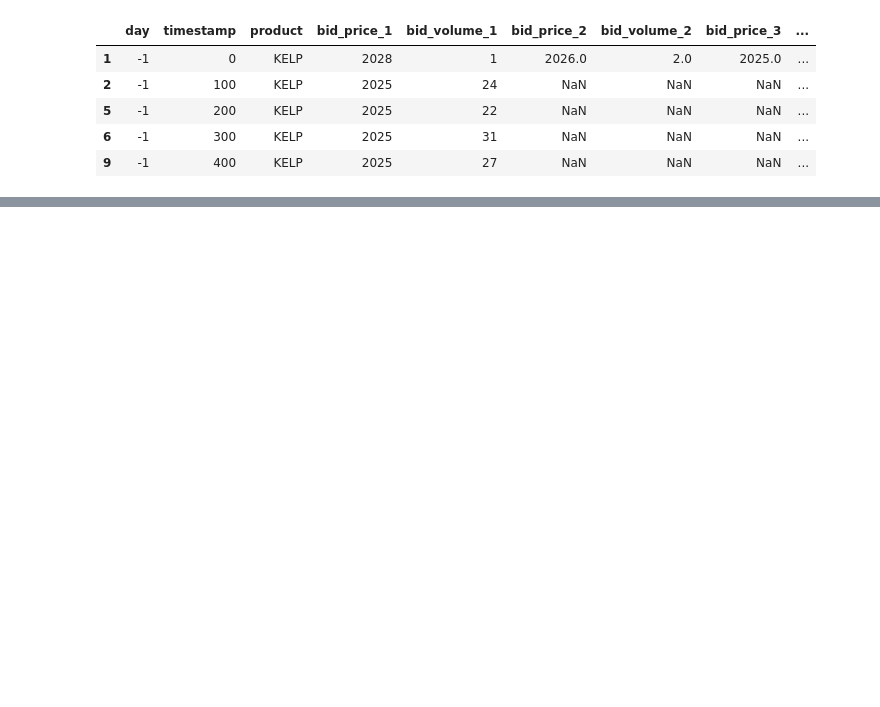
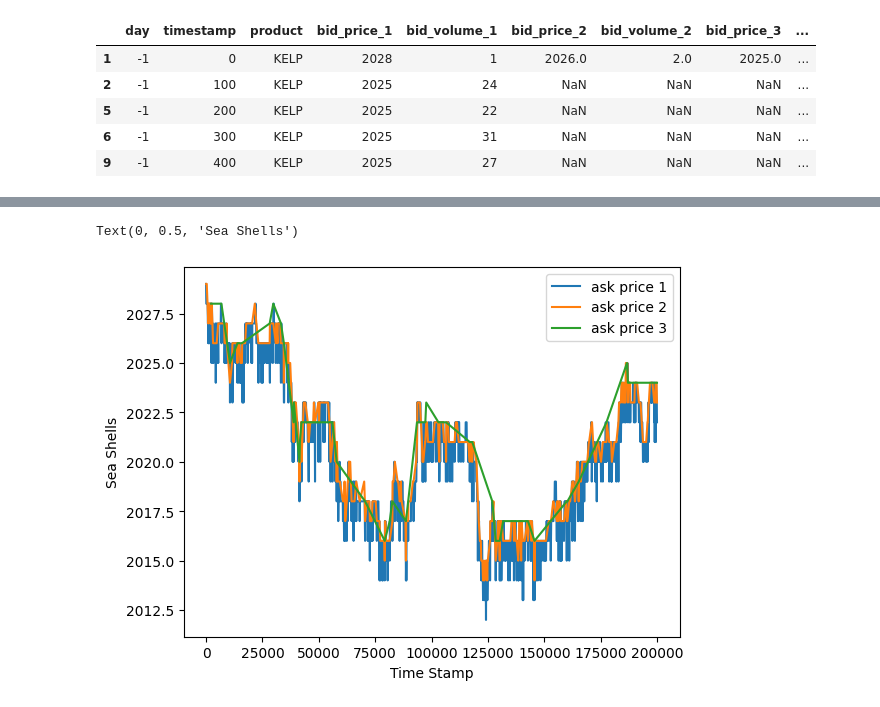
Before and after one commit to Advay-K1/IMC_Prosperity, a Jupyter notebook: analysis/kelp_round1.ipynb, the cells around one changed output, grey strips where cells are left out. Cells and saved outputs as stored; diff of their text form; code cells hidden in the pictures; blank space fills up the shorter version.

```diff
--- a/analysis/kelp_round1.ipynb
+++ b/analysis/kelp_round1.ipynb
@@ -35,0 +36,9 @@ Text(0, 0.5, 'Sea Shells')
+# %%
+sns.lineplot(data = kelp_df, x = "timestamp", y = "ask_price_1", label = "ask price 1")
+sns.lineplot(data = kelp_df, x = "timestamp", y = "ask_price_2", label = "ask price 2")
+sns.lineplot(data = kelp_df, x = "timestamp", y = "ask_price_3", label = "ask price 3")
+plt.xlabel("Time Stamp")
+plt.ylabel("Sea Shells")
+# %% [output]
+Text(0, 0.5, 'Sea Shells')
+[figure, added]
```
Also changed, not shown: parts of 2 cells of this notebook, 1 other file.
